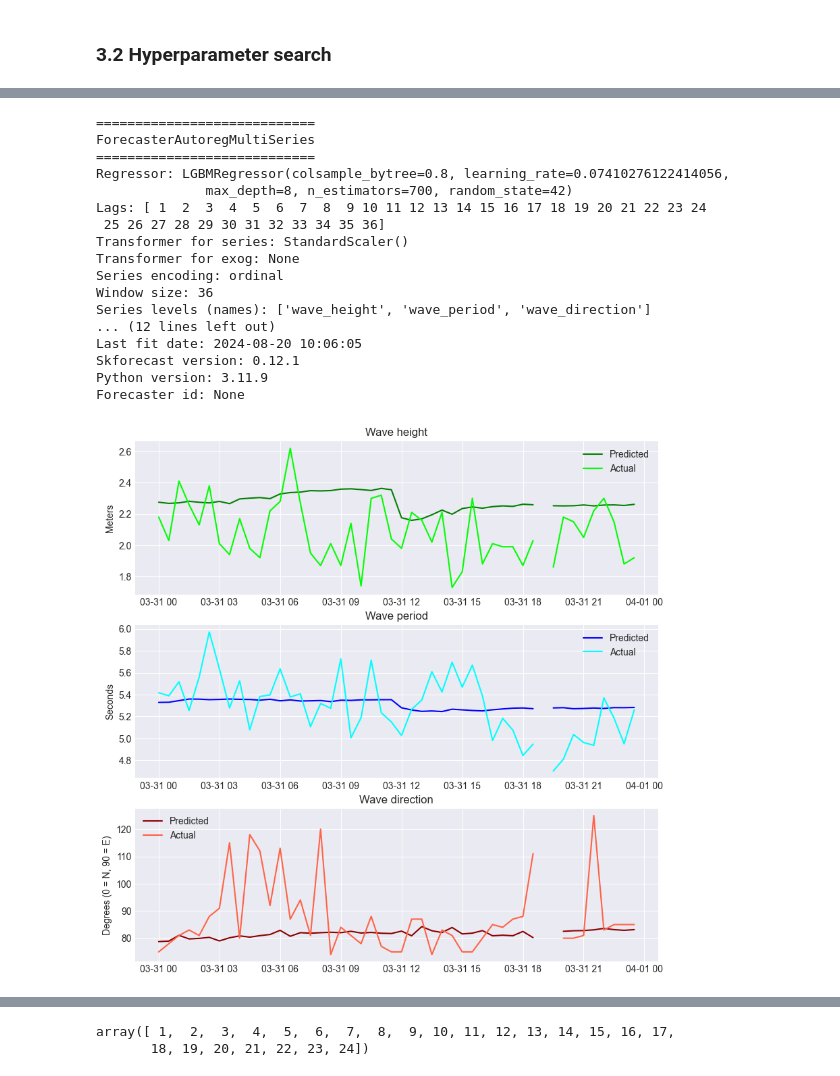
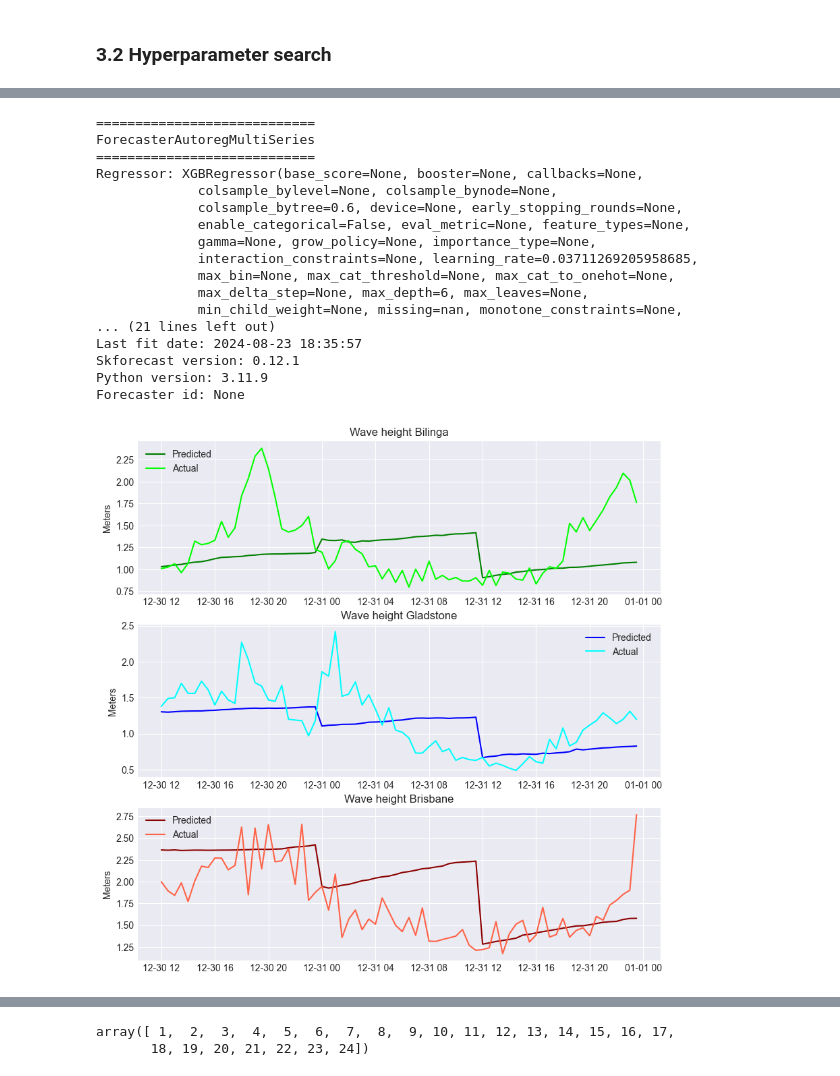
Before and after one commit to AlvaroCorrales/wave-height-app, a Jupyter notebook: Notebooks/Queensland/Modelling tests - Multiseries - QLD.ipynb, the cells around one changed output, grey strips where cells are left out. Cells and saved outputs as stored; diff of their text form; code cells hidden in the pictures.

```diff
--- a/Notebooks/Queensland/Modelling tests - Multiseries - QLD.ipynb
+++ b/Notebooks/Queensland/Modelling tests - Multiseries - QLD.ipynb
@@ -201,7 +201,7 @@ def search_space(trial):
     return search_space
 
 forecaster_ms = ForecasterAutoregMultiSeries(
-                    regressor          = LGBMRegressor(random_state=42),
+                    regressor          = XGBRegressor(random_state=42),
                     lags               = 24,
                     # transformer_series = StandardScaler(),
                     encoding           = 'ordinal'
@@ -330,17 +305,17 @@ forecaster_ms
 ============================
 ForecasterAutoregMultiSeries
 ============================
-Regressor: LGBMRegressor(colsample_bytree=0.8, learning_rate=0.07410276122414056,
-              max_depth=8, n_estimators=700, random_state=42)
-Lags: [ 1  2  3  4  5  6  7  8  9 10 11 12 13 14 15 16 17 18 19 20 21 22 23 24
- 25 26 27 28 29 30 31 32 33 34 35 36]
-Transformer for series: StandardScaler()
-Transformer for exog: None
-Series encoding: ordinal
-Window size: 36
-Series levels (names): ['wave_height', 'wave_period', 'wave_direction']
-... (12 lines left out)
-Last fit date: 2024-08-20 10:06:05
+Regressor: XGBRegressor(base_score=None, booster=None, callbacks=None,
+             colsample_bylevel=None, colsample_bynode=None,
+             colsample_bytree=0.6, device=None, early_stopping_rounds=None,
+             enable_categorical=False, eval_metric=None, feature_types=None,
+             gamma=None, grow_policy=None, importance_type=None,
+             interaction_constraints=None, learning_rate=0.03711269205958685,
+             max_bin=None, max_cat_threshold=None, max_cat_to_onehot=None,
+             max_delta_step=None, max_depth=6, max_leaves=None,
+             min_child_weight=None, missing=nan, monotone_constraints=None,
+... (21 lines left out)
+Last fit date: 2024-08-23 18:35:57
 Skforecast version: 0.12.1
 Python version: 3.11.9
 Forecaster id: None
@@ -351,29 +326,29 @@ Forecaster id: None
 # %%
 # Plot predictions vs real value
 # ======================================================================================
 fig, ax = plt.subplots(3, 1, figsize = (10,10))
 
-ax[0].plot(predictions_ms['wave_height'][-48:], color = 'green', label = 'Predicted')
-ax[0].plot(df_test['wave_height'][-48:], color = 'lime', label = 'Actual')
+ax[0].plot(predictions_ms['wave_height_bilinga'][-72:], color = 'green', label = 'Predicted')
+ax[0].plot(df_test['wave_height_bilinga'][-72:], color = 'lime', label = 'Actual')
 ax[0].set_ylabel('Meters')
-ax[0].set_title('Wave height')
+ax[0].set_title('Wave height Bilinga')
 
-ax[1].plot(predictions_ms['wave_period'][-48:], color = 'blue', label = 'Predicted')
-ax[1].plot(df_test['wave_period'][-48:], color = 'cyan', label = 'Actual')
-ax[1].set_ylabel('Seconds')
-ax[1].set_title('Wave period')
+ax[1].plot(predictions_ms['wave_height_gladstone-gpa'][-72:], color = 'blue', label = 'Predicted')
+ax[1].plot(df_test['wave_height_gladstone-gpa'][-72:], color = 'cyan', label = 'Actual')
+ax[1].set_ylabel('Meters')
+ax[1].set_title('Wave height Gladstone')
 
-ax[2].plot(predictions_ms['wave_direction'][-48:], color = 'darkred', label = 'Predicted')
-ax[2].plot(df_test['wave_direction'][-48:], color = 'tomato', label = 'Actual')
-ax[2].set_ylabel('Degrees (0 = N, 90 = E)')
-ax[2].set_title('Wave direction')
+ax[2].plot(predictions_ms['wave_height_brisbane-mk4'][-72:], color = 'darkred', label = 'Predicted')
+ax[2].plot(df_test['wave_height_brisbane-mk4'][-72:], color = 'tomato', label = 'Actual')
+ax[2].set_ylabel('Meters')
+ax[2].set_title('Wave height Brisbane')
 
 for axi in ax:
     axi.legend()
 
 plt.show()
 # %% [output]
-[figure, old version]
+[figure, new version]
 # %%
 results_bayesian_ms[0].head(2)
 # %% [output]
```
Also changed, not shown: parts of 4 cells of this notebook.
